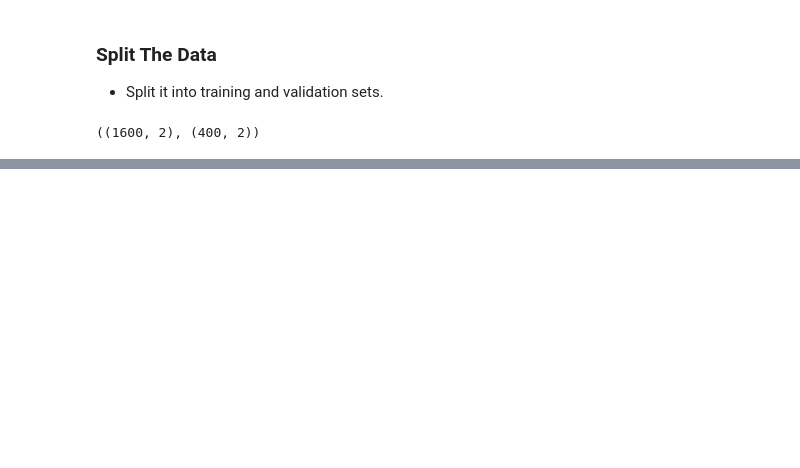
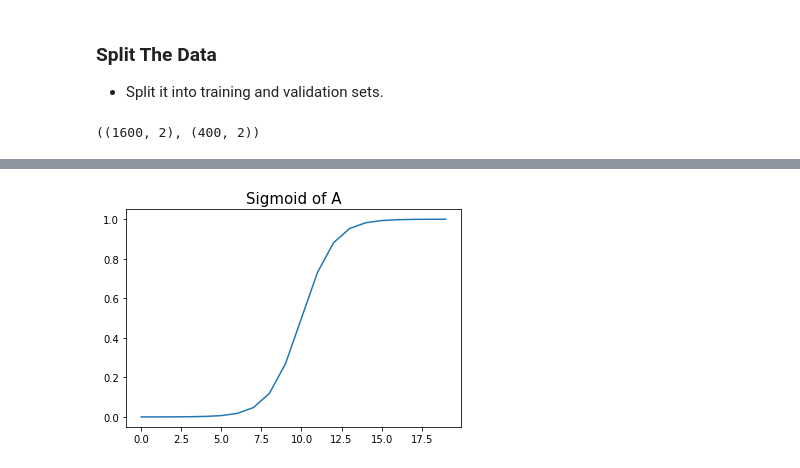
Before and after one commit to chineidu/NLP-Tutorial, a Jupyter notebook: notebook/03_tensorflow/03_classification_with_tf.ipynb, the cells around one changed output, grey strips where cells are left out. Cells and saved outputs as stored; diff of their text form; code cells hidden in the pictures; blank space fills up the shorter version.

```diff
--- a/notebook/03_tensorflow/03_classification_with_tf.ipynb
+++ b/notebook/03_tensorflow/03_classification_with_tf.ipynb
@@ -347,0 +412,5 @@ $$x = x$$
+# %%
+sigmoid_A = sigmoid_activation(A)
+linear_plot(sigmoid_A, title="Sigmoid of A")
+# %% [output]
+[figure, added]
```
Also changed, not shown: parts of 23 cells of this notebook.
